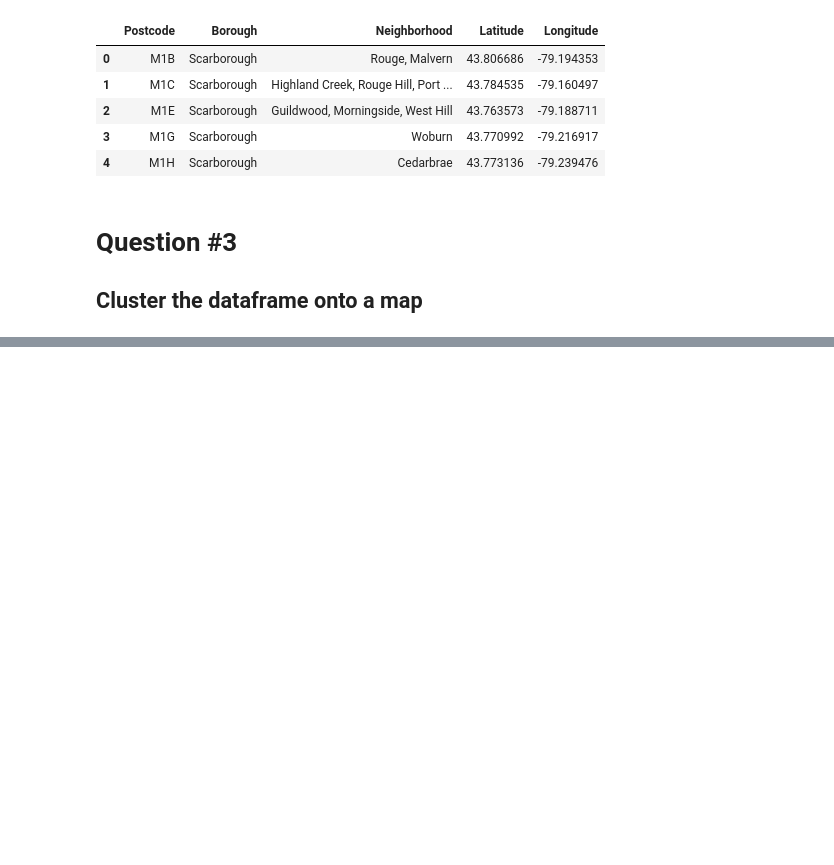
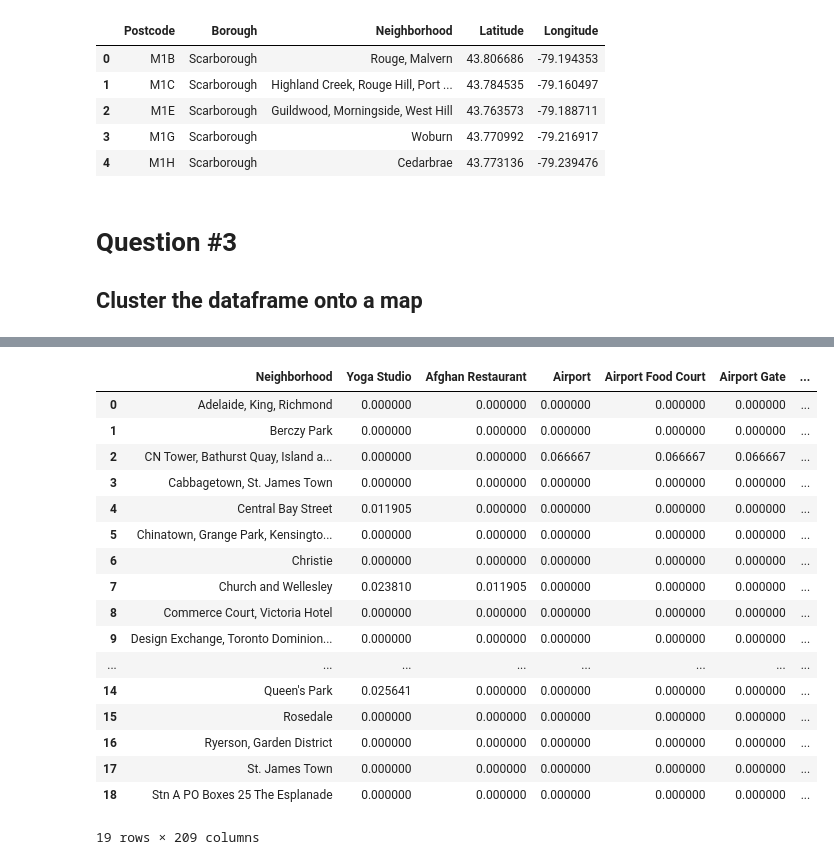
Before and after one commit to jmerten/Coursera_Capstone, a Jupyter notebook: Capstone Clustering Notebook.ipynb, the cells around one changed output, grey strips where cells are left out. Cells and saved outputs as stored; diff of their text form; code cells hidden in the pictures; blank space fills up the shorter version.

Commit message:
Published from Watson Studio.

```diff
--- a/Capstone Clustering Notebook.ipynb
+++ b/Capstone Clustering Notebook.ipynb
@@ -138,0 +159,5 @@ map_canada
+# %%
+
+# Only focus on Downtown Toronto Borough
+tor_data = final[final['Borough'] == 'Downtown Toronto'].reset_index(drop=True)
+tor_data.head()
@@ -138,0 +251,19 @@ map_canada
+# %%
+import json # library to handle JSON files
+from pandas.io.json import json_normalize # tranform JSON file into a pandas dataframe
+
+venues = results['response']['groups'][0]['items']
+
+nearby_venues = json_normalize(venues) # flatten JSON
+
+# filter columns
+filtered_columns = ['venue.name', 'venue.categories', 'venue.location.lat', 'venue.location.lng']
+nearby_venues =nearby_venues.loc[:, filtered_columns]
+
+# filter the category for each row
+nearby_venues['venue.categories'] = nearby_venues.apply(get_category_type, axis=1)
+
+# clean columns
+nearby_venues.columns = [col.split(".")[-1] for col in nearby_venues.columns]
+
+nearby_venues.head()
@@ -138,0 +318,5 @@ map_canada
+# %%
+toronto_venues = getNearbyVenues(names=tor_data['Neighborhood'],
+                                   latitudes=tor_data['Latitude'],
+                                   longitudes=tor_data['Longitude']
+                                  )
@@ -138,0 +383,12 @@ map_canada
+# %%
+# one hot encoding
+toronto_onehot = pd.get_dummies(toronto_venues[['Venue Category']], prefix="", prefix_sep="")
+
+# add neighborhood column back to dataframe
+toronto_onehot['Neighborhood'] = toronto_venues['Neighborhood']
+
+# move neighborhood column to the first column
+fixed_columns = [toronto_onehot.columns[-1]] + list(toronto_onehot.columns[:-1])
+toronto_onehot = toronto_onehot[fixed_columns]
+
+toronto_onehot.head()
@@ -138,0 +403,23 @@ map_canada
+# %%
+# Group by neighborhood to see frequency of the category
+toronto_grouped = toronto_onehot.groupby('Neighborhood').mean().reset_index()
+toronto_grouped
+# %% [output]
+|  | Neighborhood | Yoga Studio | Afghan Restaurant | Airport | Airport Food Court | Airport Gate | ... |
+| 0 | Adelaide, King, Richmond | 0.000000 | 0.000000 | 0.000000 | 0.000000 | 0.000000 | ... |
+| 1 | Berczy Park | 0.000000 | 0.000000 | 0.000000 | 0.000000 | 0.000000 | ... |
+| 2 | CN Tower, Bathurst Quay, Island a... | 0.000000 | 0.000000 | 0.066667 | 0.066667 | 0.066667 | ... |
+| 3 | Cabbagetown, St. James Town | 0.000000 | 0.000000 | 0.000000 | 0.000000 | 0.000000 | ... |
+| 4 | Central Bay Street | 0.011905 | 0.000000 | 0.000000 | 0.000000 | 0.000000 | ... |
+| 5 | Chinatown, Grange Park, Kensingto... | 0.000000 | 0.000000 | 0.000000 | 0.000000 | 0.000000 | ... |
+| 6 | Christie | 0.000000 | 0.000000 | 0.000000 | 0.000000 | 0.000000 | ... |
+| 7 | Church and Wellesley | 0.023810 | 0.011905 | 0.000000 | 0.000000 | 0.000000 | ... |
+| 8 | Commerce Court, Victoria Hotel | 0.000000 | 0.000000 | 0.000000 | 0.000000 | 0.000000 | ... |
+| 9 | Design Exchange, Toronto Dominion... | 0.000000 | 0.000000 | 0.000000 | 0.000000 | 0.000000 | ... |
+| ... | ... | ... | ... | ... | ... | ... | ... |
+| 14 | Queen's Park | 0.025641 | 0.000000 | 0.000000 | 0.000000 | 0.000000 | ... |
+| 15 | Rosedale | 0.000000 | 0.000000 | 0.000000 | 0.000000 | 0.000000 | ... |
+| 16 | Ryerson, Garden District | 0.000000 | 0.000000 | 0.000000 | 0.000000 | 0.000000 | ... |
+| 17 | St. James Town | 0.000000 | 0.000000 | 0.000000 | 0.000000 | 0.000000 | ... |
+| 18 | Stn A PO Boxes 25 The Esplanade | 0.000000 | 0.000000 | 0.000000 | 0.000000 | 0.000000 | ... |
+19 rows × 209 columns
```
Also changed, not shown: parts of 36 cells of this notebook.
